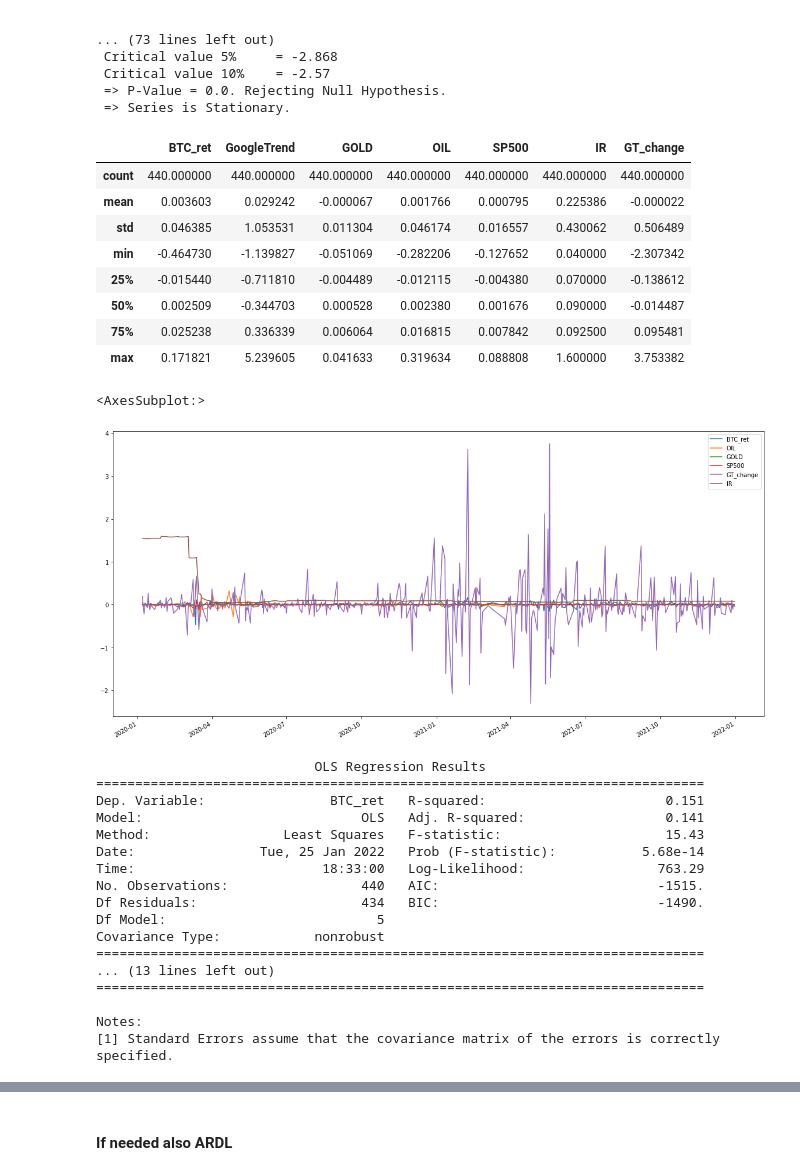
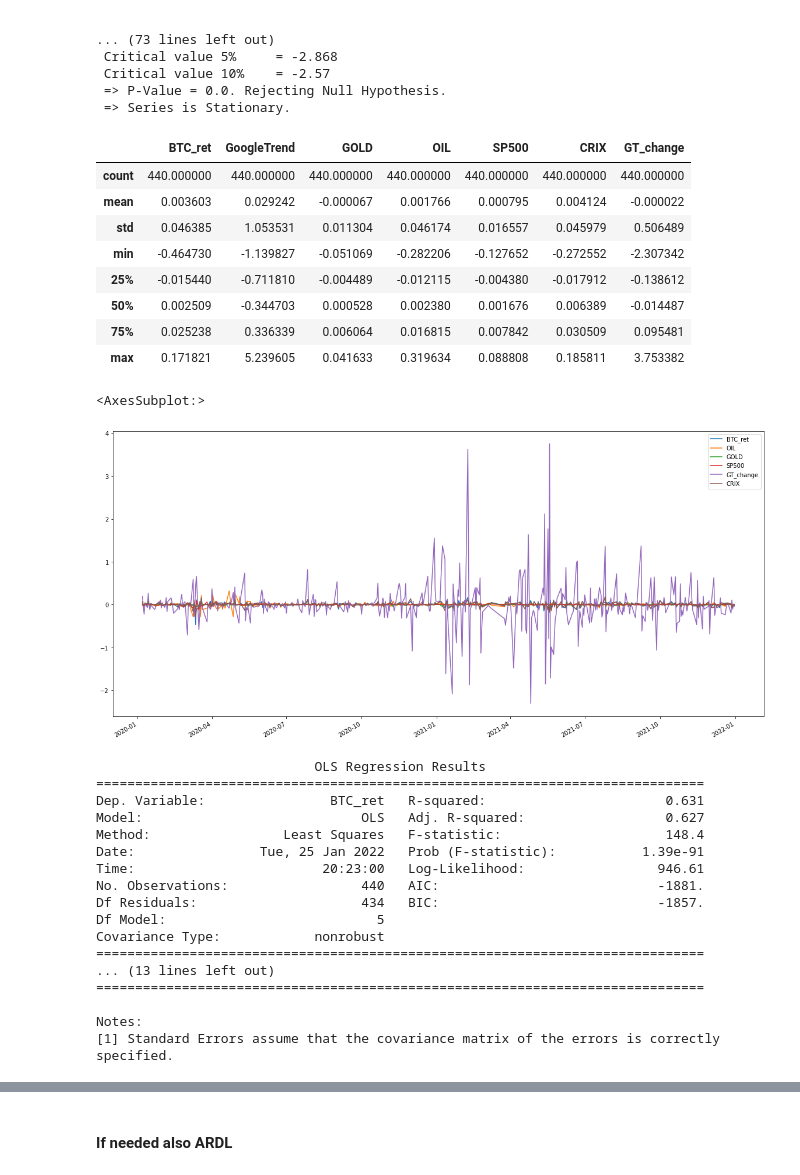
Before and after one commit to Nsmid/Research-project-Fintech-BTC_PRICES, a Jupyter notebook: research_project.ipynb, the cells around one changed output, grey strips where cells are left out. Drawn from its saved outputs; the diff is of its cells as text; code cells hidden in the pictures.

Commit message:
Change in model 3 - CRIX instead of IR

```diff
--- a/research_project.ipynb
+++ b/research_project.ipynb
@@ -1350,3 +1350,4 @@ tweets          0.053941      0.049270  0.048075  0.009536 -0.007890  1.000000
 # %%
-data_m3 = data_btc.filter(['BTC_ret','GoogleTrend','GOLD','OIL','SP500'], axis=1)
+data_m3 = data_btc.filter(['BTC_ret','GoogleTrend','GOLD','OIL','SP500' , 'CRIX'], axis=1)
 # data_m3.index = pd.DatetimeIndex(data_m3.index).to_period('D')
+data_m3.head()
@@ -1353,5 +1361,5 @@ data_m3 = data_btc.filter(['BTC_ret','GoogleTrend','GOLD','OIL','SP500'], axis=1
 # %%
-data_m3 = data_m3.merge(yahoofin_IR.IR, how='left', right_index=True, left_index=True)
+# data_m3 = data_m3.merge(yahoofin_IR.IR, how='left', right_index=True, left_index=True)
 # %%
 # from sklearn import preprocessing
 # %%
@@ -1397,40 +1405,40 @@ for name, column in data_m3.iteritems():
 data_m3.describe()
 # print(data_m3.columns)
 # %% [output]
-|  | BTC_ret | GoogleTrend | GOLD | OIL | SP500 | IR | GT_change |
+|  | BTC_ret | GoogleTrend | GOLD | OIL | SP500 | CRIX | GT_change |
 | count | 440.000000 | 440.000000 | 440.000000 | 440.000000 | 440.000000 | 440.000000 | 440.000000 |
-| mean | 0.003603 | 0.029242 | -0.000067 | 0.001766 | 0.000795 | 0.225386 | -0.000022 |
-| std | 0.046385 | 1.053531 | 0.011304 | 0.046174 | 0.016557 | 0.430062 | 0.506489 |
-| min | -0.464730 | -1.139827 | -0.051069 | -0.282206 | -0.127652 | 0.040000 | -2.307342 |
-| 25% | -0.015440 | -0.711810 | -0.004489 | -0.012115 | -0.004380 | 0.070000 | -0.138612 |
-| 50% | 0.002509 | -0.344703 | 0.000528 | 0.002380 | 0.001676 | 0.090000 | -0.014487 |
-| 75% | 0.025238 | 0.336339 | 0.006064 | 0.016815 | 0.007842 | 0.092500 | 0.095481 |
-| max | 0.171821 | 5.239605 | 0.041633 | 0.319634 | 0.088808 | 1.600000 | 3.753382 |
+| mean | 0.003603 | 0.029242 | -0.000067 | 0.001766 | 0.000795 | 0.004124 | -0.000022 |
+| std | 0.046385 | 1.053531 | 0.011304 | 0.046174 | 0.016557 | 0.045979 | 0.506489 |
+| min | -0.464730 | -1.139827 | -0.051069 | -0.282206 | -0.127652 | -0.272552 | -2.307342 |
+| 25% | -0.015440 | -0.711810 | -0.004489 | -0.012115 | -0.004380 | -0.017912 | -0.138612 |
+| 50% | 0.002509 | -0.344703 | 0.000528 | 0.002380 | 0.001676 | 0.006389 | -0.014487 |
+| 75% | 0.025238 | 0.336339 | 0.006064 | 0.016815 | 0.007842 | 0.030509 | 0.095481 |
+| max | 0.171821 | 5.239605 | 0.041633 | 0.319634 | 0.088808 | 0.185811 | 3.753382 |
 # %%
-data_m3[['BTC_ret', 'OIL', 'GOLD', 'SP500', 'GT_change', 'IR']].plot(figsize=(20,10))
+data_m3[['BTC_ret', 'OIL', 'GOLD', 'SP500', 'GT_change', 'CRIX']].plot(figsize=(20,10))
 # data_m3[['BTC_ret', 'OIL', 'GOLD', 'SP500', 'GoogleTrend', 'IR']].plot(figsize=(20,10))
 # %% [output]
 <AxesSubplot:>
-[figure, old version]
+[figure, new version]
 # %%
 # model_3 = ols("BTC_ret ~ OIL + GOLD + SP500 + GoogleTrend + IR", data_m3)
 # fit_3 = model_3.fit()
 # print(fit_3.summary())
 # %%
 #model with stationary Google Trend
-model_GT_diff = ols("BTC_ret ~ OIL + GOLD + SP500 + GT_change + IR", data_m3)
+model_GT_diff = ols("BTC_ret ~ OIL + GOLD + SP500 + GT_change + CRIX", data_m3)
 fit_GT_diff = model_GT_diff.fit()
 print(fit_GT_diff.summary())
 # %% [output]
                             OLS Regression Results
 ==============================================================================
-Dep. Variable:                BTC_ret   R-squared:                       0.151
-Model:                            OLS   Adj. R-squared:                  0.141
-Method:                 Least Squares   F-statistic:                     15.43
-Date:                Tue, 25 Jan 2022   Prob (F-statistic):           5.68e-14
-Time:                        18:33:00   Log-Likelihood:                 763.29
-No. Observations:                 440   AIC:                            -1515.
-Df Residuals:                     434   BIC:                            -1490.
+Dep. Variable:                BTC_ret   R-squared:                       0.631
+Model:                            OLS   Adj. R-squared:                  0.627
+Method:                 Least Squares   F-statistic:                     148.4
+Date:                Tue, 25 Jan 2022   Prob (F-statistic):           1.39e-91
+Time:                        20:23:00   Log-Likelihood:                 946.61
+No. Observations:                 440   AIC:                            -1881.
+Df Residuals:                     434   BIC:                            -1857.
 Df Model:                           5
 Covariance Type:            nonrobust
 ==============================================================================
```
Also changed, not shown: parts of 6 cells of this notebook.
